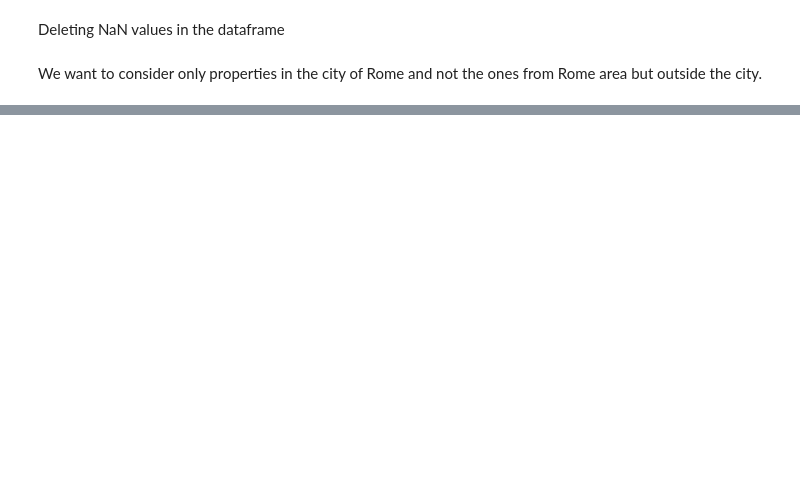
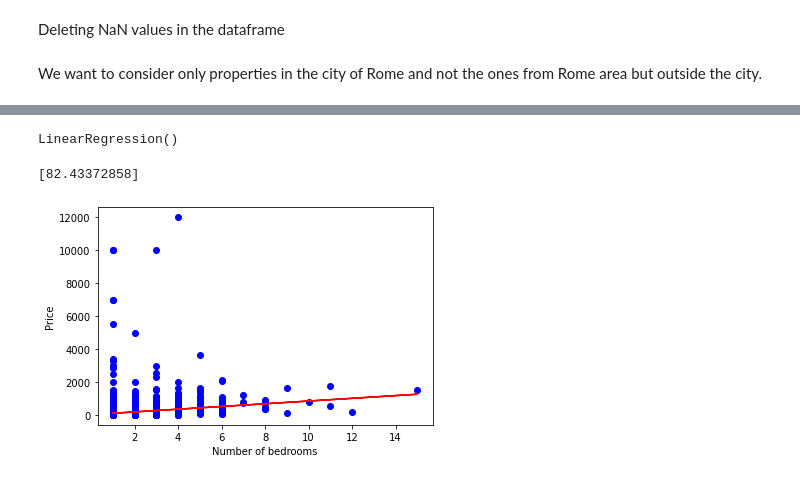
Before and after one commit to Beccacec/FDS-Final-Project, a Jupyter notebook: FDS_final_project_Lorenzo.ipynb, the cells around one changed output, grey strips where cells are left out. Cells and saved outputs as stored; diff of their text form; code cells hidden in the pictures; blank space fills up the shorter version.

```diff
--- a/FDS_final_project_Lorenzo.ipynb
+++ b/FDS_final_project_Lorenzo.ipynb
@@ -42,0 +53,23 @@ df.head()
+# %%
+df = df[['bedrooms', 'price']]
+# %%
+model = LinearRegression()
+# %%
+model.fit(df['bedrooms'].values.reshape(-1,1), df['price'])
+# %% [output]
+LinearRegression()
+# %%
+print(model.coef_)
+# %% [output]
+[82.43372858]
+# %%
+bedrooms = df['bedrooms'].values.reshape(-1,1)
+predictions = model.predict(bedrooms)
+# %%
+plt.scatter(df['bedrooms'], df['price'], color='blue')
+plt.plot(df['bedrooms'], predictions, color='red')
+plt.xlabel('Number of bedrooms')
+plt.ylabel('Price')
+plt.show()
+# %% [output]
+[figure, added]
```
Also changed, not shown: parts of 8 cells of this notebook.
